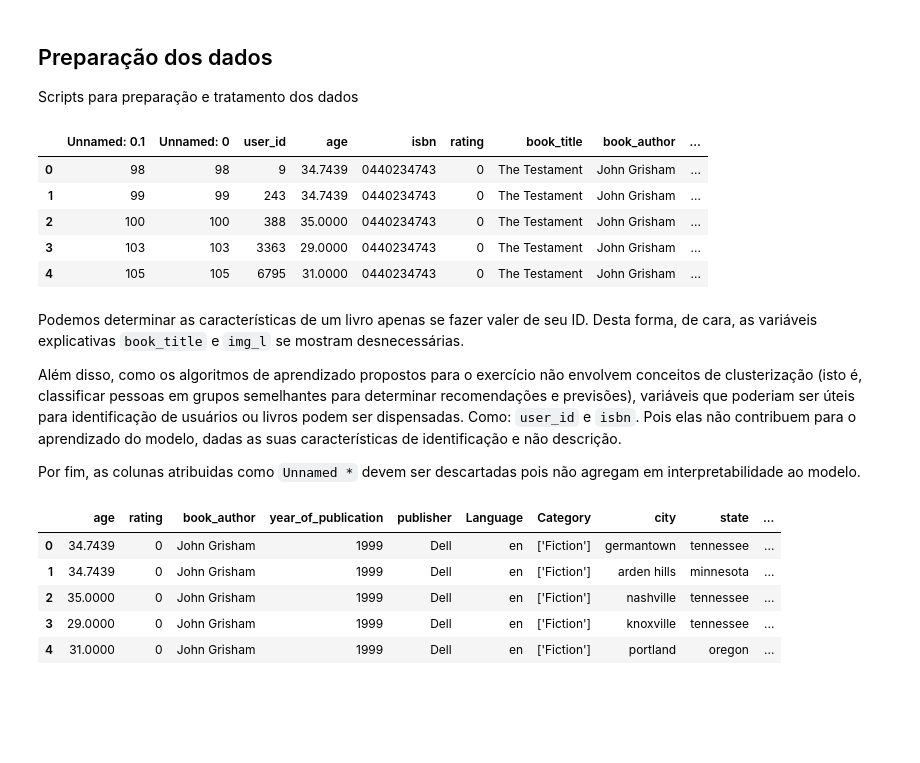
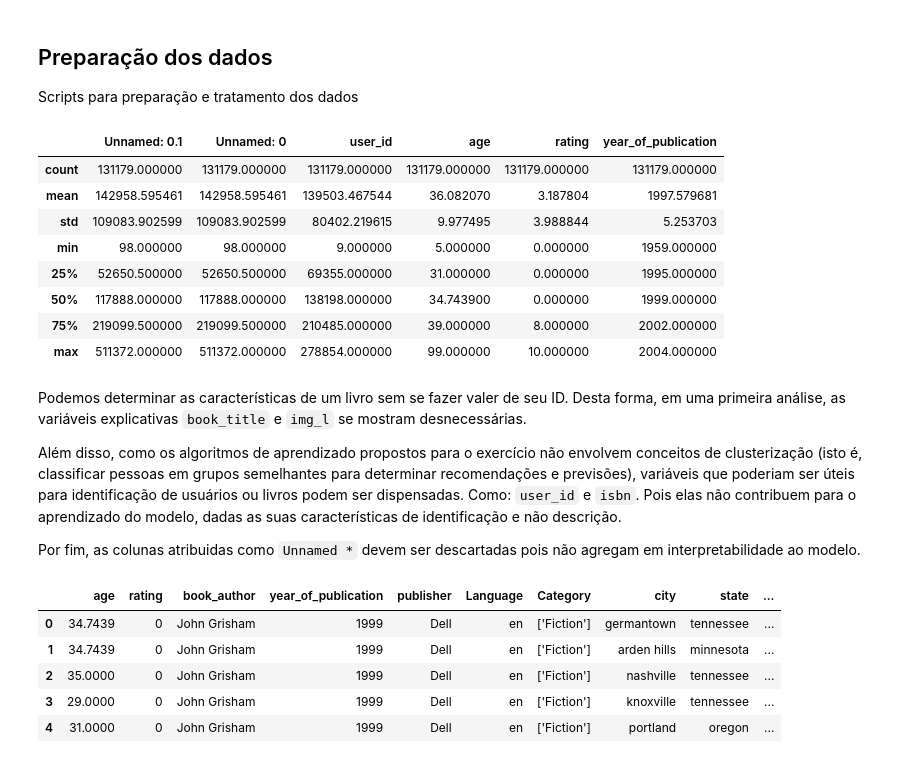
Before and after one commit to AyrtonIseri/CMC13, a Jupyter notebook: lab1/lab1.ipynb, the cells around one changed output. Cells and saved outputs as stored; diff of their text form; code cells hidden in the pictures; blank space fills up the shorter version.

````diff
--- a/lab1/lab1.ipynb
+++ b/lab1/lab1.ipynb
@@ -24,17 +24,21 @@ TEST_PATH = './../data/test.csv'
 # %%
 train_data = pd.read_csv(TRAIN_PATH, sep = ';', dtype={'year_of_publication': int})
 test_data = pd.read_csv(TEST_PATH, sep = ';', dtype={'year_of_publication': int})
 
 train_data.head()
+train_data.describe()
 # %% [output]
-|  | Unnamed: 0.1 | Unnamed: 0 | user_id | age | isbn | rating | book_title | book_author | ... |
-| 0 | 98 | 98 | 9 | 34.7439 | 0440234743 | 0 | The Testament | John Grisham | ... |
-| 1 | 99 | 99 | 243 | 34.7439 | 0440234743 | 0 | The Testament | John Grisham | ... |
-| 2 | 100 | 100 | 388 | 35.0000 | 0440234743 | 0 | The Testament | John Grisham | ... |
-| 3 | 103 | 103 | 3363 | 29.0000 | 0440234743 | 0 | The Testament | John Grisham | ... |
-| 4 | 105 | 105 | 6795 | 31.0000 | 0440234743 | 0 | The Testament | John Grisham | ... |
+|  | Unnamed: 0.1 | Unnamed: 0 | user_id | age | rating | year_of_publication |
+| count | 131179.000000 | 131179.000000 | 131179.000000 | 131179.000000 | 131179.000000 | 131179.000000 |
+| mean | 142958.595461 | 142958.595461 | 139503.467544 | 36.082070 | 3.187804 | 1997.579681 |
+| std | 109083.902599 | 109083.902599 | 80402.219615 | 9.977495 | 3.988844 | 5.253703 |
+| min | 98.000000 | 98.000000 | 9.000000 | 5.000000 | 0.000000 | 1959.000000 |
+| 25% | 52650.500000 | 52650.500000 | 69355.000000 | 31.000000 | 0.000000 | 1995.000000 |
+| 50% | 117888.000000 | 117888.000000 | 138198.000000 | 34.743900 | 0.000000 | 1999.000000 |
+| 75% | 219099.500000 | 219099.500000 | 210485.000000 | 39.000000 | 8.000000 | 2002.000000 |
+| max | 511372.000000 | 511372.000000 | 278854.000000 | 99.000000 | 10.000000 | 2004.000000 |
 # %% [markdown]
-Podemos determinar as características de um livro apenas se fazer valer de seu ID. Desta forma, de cara, as variáveis explicativas ```book_title``` e ```img_l``` se mostram desnecessárias.
+Podemos determinar as características de um livro sem se fazer valer de seu ID. Desta forma, em uma primeira análise, as variáveis explicativas ```book_title``` e ```img_l``` se mostram desnecessárias.
 
 Além disso, como os algoritmos de aprendizado propostos para o exercício não envolvem conceitos de clusterização (isto é, classificar pessoas em grupos semelhantes para determinar recomendações e previsões), variáveis que poderiam ser úteis para identificação de usuários ou livros podem ser dispensadas. Como: ```user_id``` e ```isbn```. Pois elas não contribuem para o aprendizado do modelo, dadas as suas características de identificação e não descrição.
 
````
Also changed, not shown: parts of 23 cells of this notebook.
